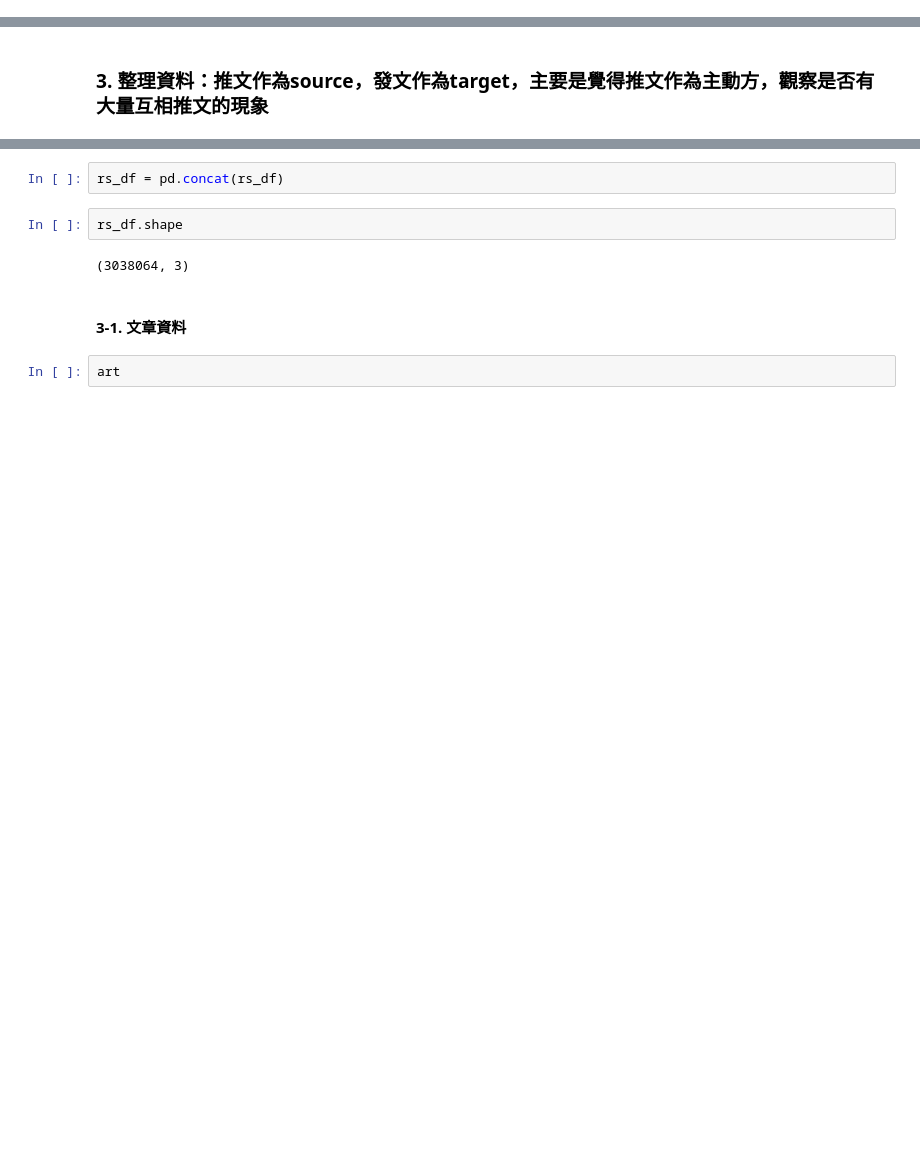
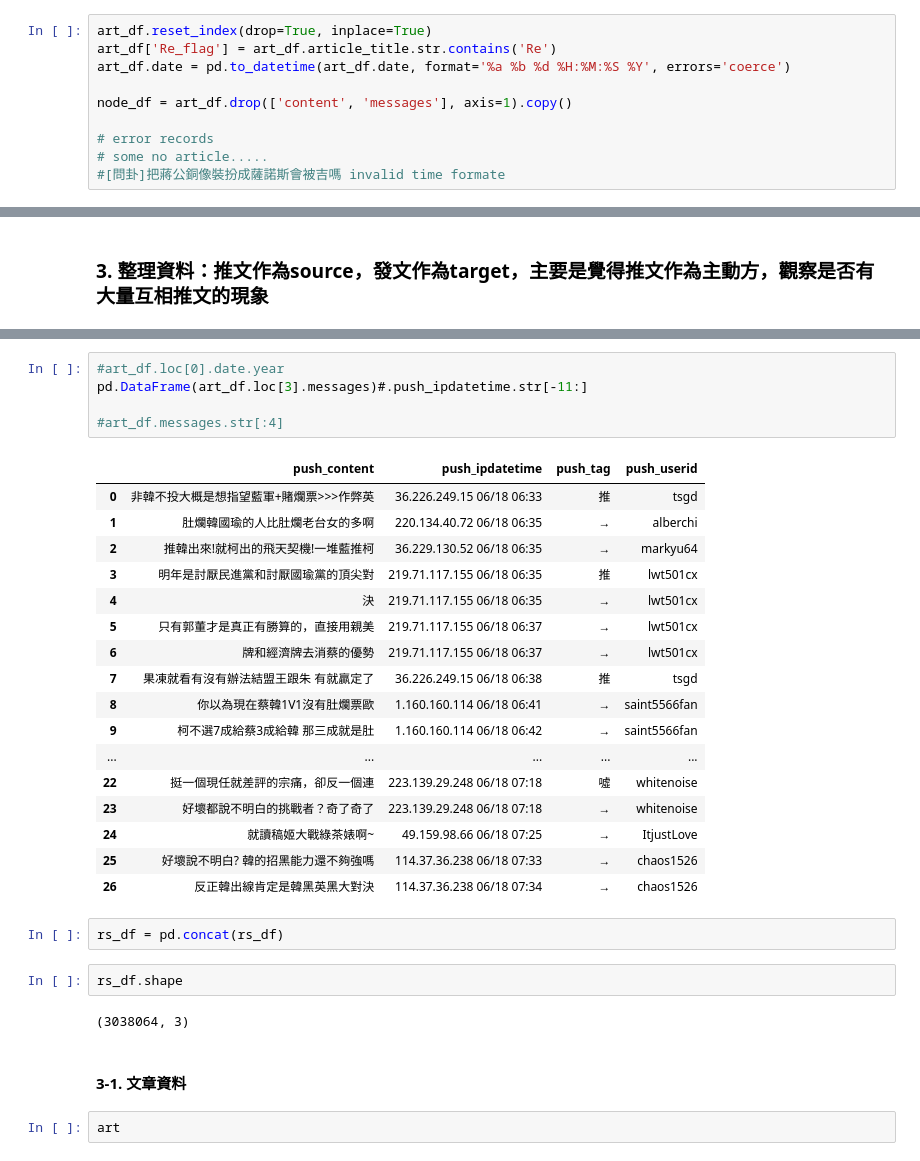
Before and after one commit to SiegfriedZhen/ptt-analysis, a Jupyter notebook: ptt_ana2.ipynb, the cells around one changed output, grey strips where cells are left out. Drawn from its saved outputs; the diff is of its cells as text; blank space fills up the shorter version.

```diff
--- a/ptt_ana2.ipynb
+++ b/ptt_ana2.ipynb
@@ -113,0 +114,10 @@ art_df.to_excel('node_attr.xlsx')
+# %%
+art_df.reset_index(drop=True, inplace=True)
+art_df['Re_flag'] = art_df.article_title.str.contains('Re')
+art_df.date = pd.to_datetime(art_df.date, format='%a %b %d %H:%M:%S %Y', errors='coerce')
+
+node_df = art_df.drop(['content', 'messages'], axis=1).copy()
+
+# error records
+# some no article.....
+#[問卦]把蔣公銅像裝扮成薩諾斯會被吉嗎 invalid time formate
@@ -247,3 +230,26 @@ for x in ptt_df.itertuples():
+# %%
+#art_df.loc[0].date.year
+pd.DataFrame(art_df.loc[3].messages)#.push_ipdatetime.str[-11:]
+
+#art_df.messages.str[:4]
+# %% [output]
+|  | push_content | push_ipdatetime | push_tag | push_userid |
+| 0 | 非韓不投大概是想指望藍軍+賭爛票>>>作弊英 | 36.226.249.15 06/18 06:33 | 推 | tsgd |
+| 1 | 肚爛韓國瑜的人比肚爛老台女的多啊 | 220.134.40.72 06/18 06:35 | → | alberchi |
+| 2 | 推韓出來!就柯出的飛天契機!一堆藍推柯 | 36.229.130.52 06/18 06:35 | → | markyu64 |
+| 3 | 明年是討厭民進黨和討厭國瑜黨的頂尖對 | 219.71.117.155 06/18 06:35 | 推 | lwt501cx |
+| 4 | 決 | 219.71.117.155 06/18 06:35 | → | lwt501cx |
+| 5 | 只有郭董才是真正有勝算的，直接用親美 | 219.71.117.155 06/18 06:37 | → | lwt501cx |
+| 6 | 牌和經濟牌去消蔡的優勢 | 219.71.117.155 06/18 06:37 | → | lwt501cx |
+| 7 | 果凍就看有沒有辦法結盟王跟朱 有就贏定了 | 36.226.249.15 06/18 06:38 | 推 | tsgd |
+| 8 | 你以為現在蔡韓1V1沒有肚爛票歐 | 1.160.160.114 06/18 06:41 | → | saint5566fan |
+| 9 | 柯不選7成給蔡3成給韓 那三成就是肚 | 1.160.160.114 06/18 06:42 | → | saint5566fan |
+| ... | ... | ... | ... | ... |
+| 22 | 挺一個現任就差評的宗痛，卻反一個連 | 223.139.29.248 06/18 07:18 | 噓 | whitenoise |
+| 23 | 好壞都說不明白的挑戰者？奇了奇了 | 223.139.29.248 06/18 07:18 | → | whitenoise |
+| 24 | 就讀稿姬大戰綠茶婊啊~ | 49.159.98.66 06/18 07:25 | → | ItjustLove |
+| 25 | 好壞說不明白? 韓的招黑能力還不夠強嗎 | 114.37.36.238 06/18 07:33 | → | chaos1526 |
+| 26 | 反正韓出線肯定是韓黑英黑大對決 | 114.37.36.238 06/18 07:34 | → | chaos1526 |
 # %%
 rs_df = pd.concat(rs_df)
 # %%
```
Also changed, not shown: parts of 28 cells of this notebook.
